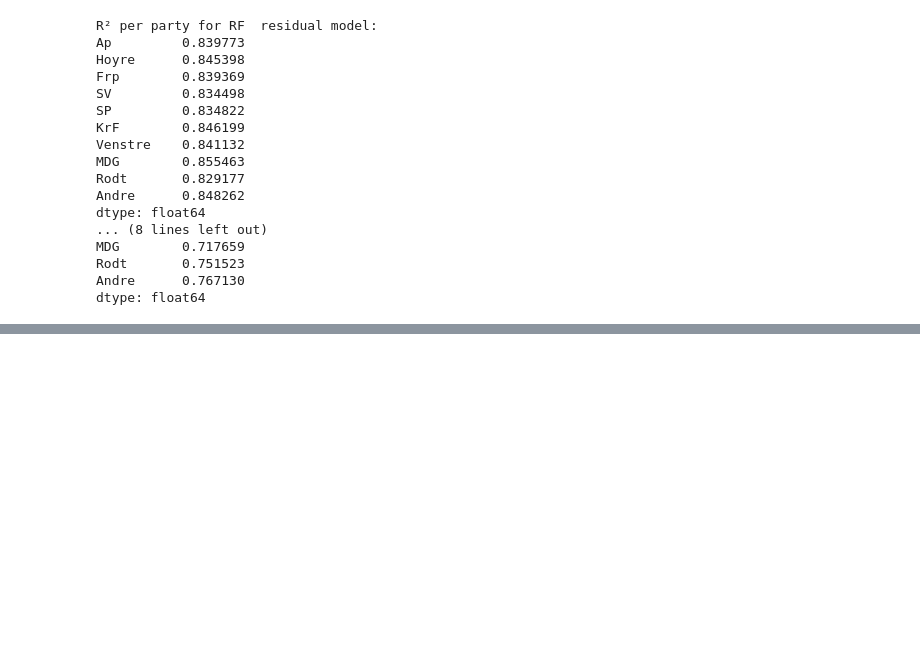
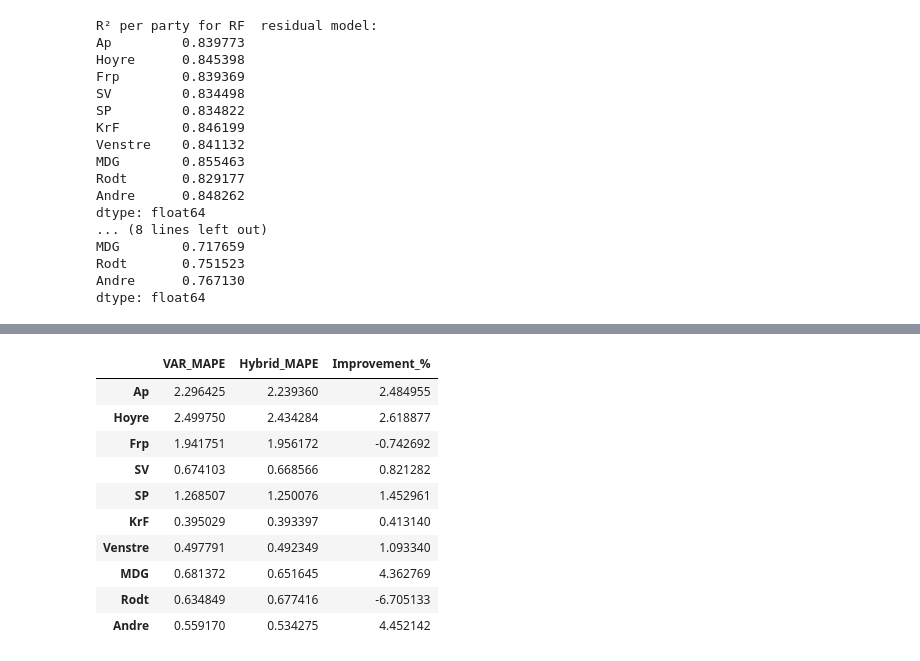
Before and after one commit to jensmorten/onesixtynine, a Jupyter notebook: models/simpleML.ipynb, the cells around one changed output, grey strips where cells are left out. Drawn from its saved outputs; the diff is of its cells as text; code cells hidden in the pictures; blank space fills up the shorter version.

```diff
--- a/models/simpleML.ipynb
+++ b/models/simpleML.ipynb
@@ -310,0 +360,25 @@ plt.show()
+# %%
+err_var, err_hybrid = backtest_hybrid(df)
+
+mape_var = err_var.mean(axis=0)
+mape_hybrid = err_hybrid.mean(axis=0)
+
+improvement = (mape_var - mape_hybrid) / mape_var * 100
+
+pd.DataFrame({
+    "VAR_MAPE": mape_var,
+    "Hybrid_MAPE": mape_hybrid,
+    "Improvement_%": improvement
+}, index=df.columns)
+# %% [output]
+|  | VAR_MAPE | Hybrid_MAPE | Improvement_% |
+| Ap | 2.296425 | 2.239360 | 2.484955 |
+| Hoyre | 2.499750 | 2.434284 | 2.618877 |
+| Frp | 1.941751 | 1.956172 | -0.742692 |
+| SV | 0.674103 | 0.668566 | 0.821282 |
+| SP | 1.268507 | 1.250076 | 1.452961 |
+| KrF | 0.395029 | 0.393397 | 0.413140 |
+| Venstre | 0.497791 | 0.492349 | 1.093340 |
+| MDG | 0.681372 | 0.651645 | 4.362769 |
+| Rodt | 0.634849 | 0.677416 | -6.705133 |
+| Andre | 0.559170 | 0.534275 | 4.452142 |
```
Also changed, not shown: parts of 4 cells of this notebook.
